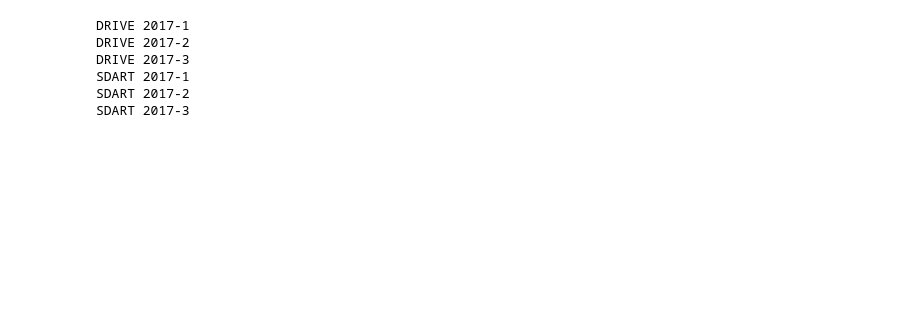
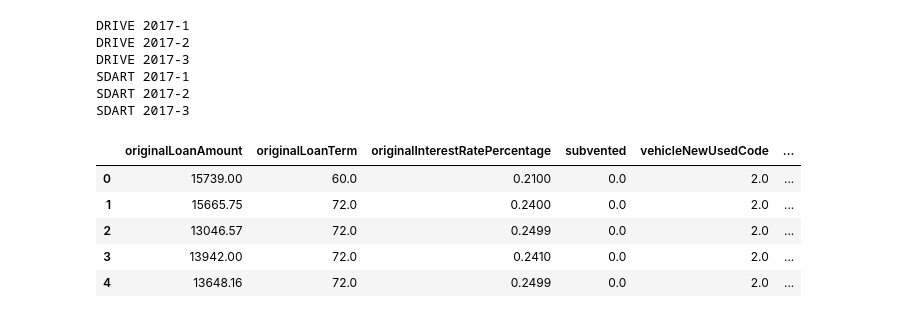
Before and after one commit to Austin-McDonnell/Auto_Loan_ABS_Analysis, a Jupyter notebook: Jupyter Notebooks/AggregateChargeOffs.ipynb, the cells around one changed output. Cells and saved outputs as stored; diff of their text form; code cells hidden in the pictures; blank space fills up the shorter version.

```diff
--- a/Jupyter Notebooks/AggregateChargeOffs.ipynb
+++ b/Jupyter Notebooks/AggregateChargeOffs.ipynb
@@ -108,5 +107,12 @@ def chargeOffs(trainOrTest, tapes, dealList, shelfList, unemploymentPath):
 
 
     return train
+# %%
+def clean(data):
+    data['obligorCreditScore'] = data['obligorCreditScore'].replace(['-'], 0)
+    data['zeroBalanceCode'] = pd.to_numeric(data['zeroBalanceCode'], errors = 'coerce')
+    data['obligorCreditScore'] = pd.to_numeric(data['obligorCreditScore'], errors = 'coerce')
+    data['subvented'] = pd.to_numeric(data['subvented'], errors = 'coerce').fillna(3)
+    return data
 # %%
 umRatePath = 'U:\\GitHubClones\\SALTSeniorDesign\\' + 'State_level_unemployment_rate.csv'
@@ -120,3 +124,19 @@ DRIVE 2017-3
 SDART 2017-1
 SDART 2017-2
 SDART 2017-3
+# %%
+aggChargeOffsPath = 'U:\\GitHubClones\\SALTSeniorDesign\\' + 'AggregateChargeOffs.csv'
+dfForest = pd.read_csv(aggChargeOffsPath, memory_map=True, low_memory=False)
+# %%
+dfForest = clean(dfForest)
+MlRemoveCols = ['obligorGeographicLocation','assetNumber', 'reportingPeriodBeginningDate', 'reportingPeriodEndingDate','zeroBalanceCode']
+dfForest = dfForest.drop(MlRemoveCols, axis=1)
+dfForest = dfForest.astype(np.float64)
+dfForest.head()
+# %% [output]
+|  | originalLoanAmount | originalLoanTerm | originalInterestRatePercentage | subvented | vehicleNewUsedCode | ... |
+| 0 | 15739.00 | 60.0 | 0.2100 | 0.0 | 2.0 | ... |
+| 1 | 15665.75 | 72.0 | 0.2400 | 0.0 | 2.0 | ... |
+| 2 | 13046.57 | 72.0 | 0.2499 | 0.0 | 2.0 | ... |
+| 3 | 13942.00 | 72.0 | 0.2410 | 0.0 | 2.0 | ... |
+| 4 | 13648.16 | 72.0 | 0.2499 | 0.0 | 2.0 | ... |
```
Also changed, not shown: parts of 6 cells of this notebook.
